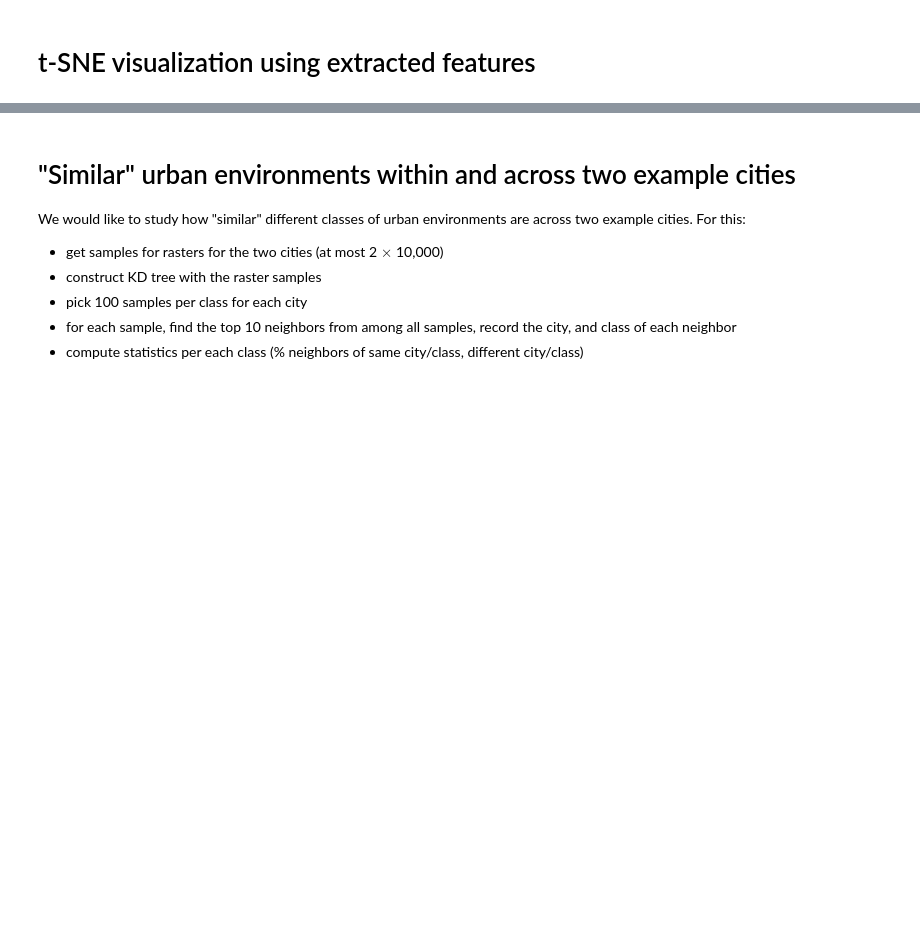
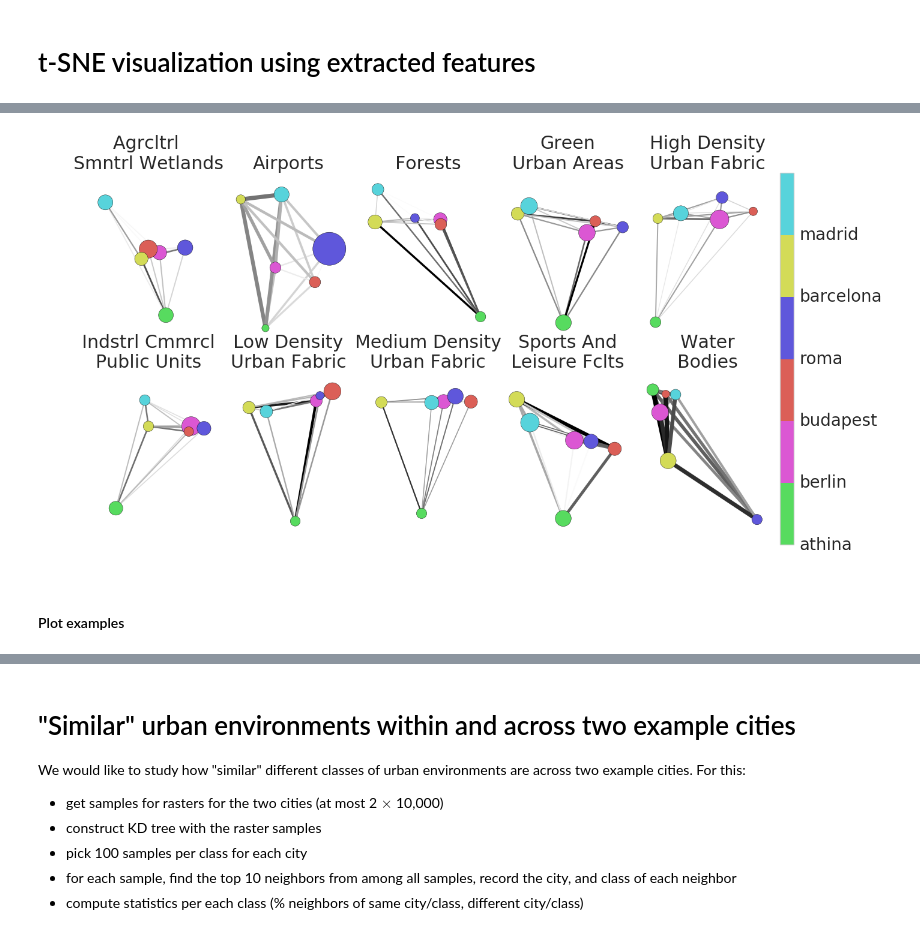
Before and after one commit to adrianalbert/urban-environments, a Jupyter notebook: land-use-classification/Similar images using CNN features.ipynb, the cells around one changed output, grey strips where cells are left out. Cells and saved outputs as stored; diff of their text form; code cells hidden in the pictures; blank space fills up the shorter version.

```diff
--- a/land-use-classification/Similar images using CNN features.ipynb
+++ b/land-use-classification/Similar images using CNN features.ipynb
@@ -281,0 +295,24 @@ for n,c in enumerate(cities):
+# %%
+def compute_network(x, labels):
+    df = pd.DataFrame(x).rename(columns={0:"x", 1:"y"})
+    df['label'] = labels
+    med_df = df.groupby("label").apply(lambda x: x.median())
+    med_df = med_df.ix[cities]
+
+    D = np.zeros((len(cities), len(cities)))
+    for i,c1 in enumerate(cities):
+        points_c1 = df[df['label']==c1].drop("label", 1).values
+        m1 = med_df[med_df.index==c1].iloc[0].values
+        d1 = ((points_c1 - m1)**2).sum(1)
+        s1 = d1.std()
+        for j,c2 in enumerate(cities):
+            points_c2 = df[df['label']==c2].drop("label", 1).values
+            m2 = med_df[med_df.index==c2].iloc[0].values
+            s2 = ((points_c2 - m2)**2).sum(1).std()
+            if i == j:
+                D[i,j] = d1[d1 < d1.mean() + d1.std()].sum() / (float(len(points_c1))**2)
+            else:
+                D[i,j] = d1[d1 > d1.mean() + d1.std()].sum() / (float(len(points_c1))**2)
+    D = 0.5*(D + D.T)
+
+    return med_df, D
@@ -282,30 +357,35 @@ for n,c in enumerate(cities):
 # %%
 # embeddings plot over classes
 
-sns.set_context("notebook", font_scale=1.5, rc={"lines.linewidth": 1})
+sns.set_context("notebook", font_scale=1.8, rc={"lines.linewidth": 1})
 
 plt.figure(figsize=(30,8))
 width_ratios = [10 for _ in range(len(classes)/2)] + [1] + [10 for _ in range(len(classes)/2)] + [1]
 gs = matplotlib.gridspec.GridSpec(2, len(classes)/2+1, width_ratios=width_ratios, wspace=0.025, hspace=0.15)
 ax_cbar = plt.subplot(gs[:,-1])
 
 myticks = range(len(cities))
 myticklabels = cities
 
 cb3 = matplotlib.colorbar.ColorbarBase(ax_cbar, cmap=cmap_city,
                                 boundaries=myticks + [len(cities)],
                                 ticks=myticks,
                                 orientation="vertical",
                                 ticklocation="right",
                                 spacing='uniform')
 cb3.ax.set_yticks(myticks)
-cb3.ax.set_yticklabels(myticklabels, fontsize=12)
+cb3.ax.set_yticklabels(myticklabels, fontsize=20)
 city_label = {c:i for i,c in enumerate(cities)}
 
 for n,c in enumerate(classes):
     i = n / 5; j = n % 5
     ax = plt.subplot(gs[i,j])
     idx = files_df['class']==c
-    labels = files_df[idx]['city'].values #.apply(lambda x: city_label[x])
-    ax = labeled_scatterplot(feats_tsne[idx,:], labels, ax=ax, palette=palette_cities, add_text=False)
+    labels = files_df[idx]['city'].values
+    feats = feats_tsne[idx,:]
+
+    med_df, D = compute_network(feats, labels)
+    ax = plot_network(med_df, D, ax=ax)
     ax.set_title(split_str(c))
+# %% [output]
+[figure, added]
@@ -315,0 +392,2 @@ labeled_scatterplot(feats_tsne, labels, palette=label_colors)
+# %% [markdown]
+#### Plot examples
```
Also changed, not shown: parts of 58 cells of this notebook, 7 other files.
